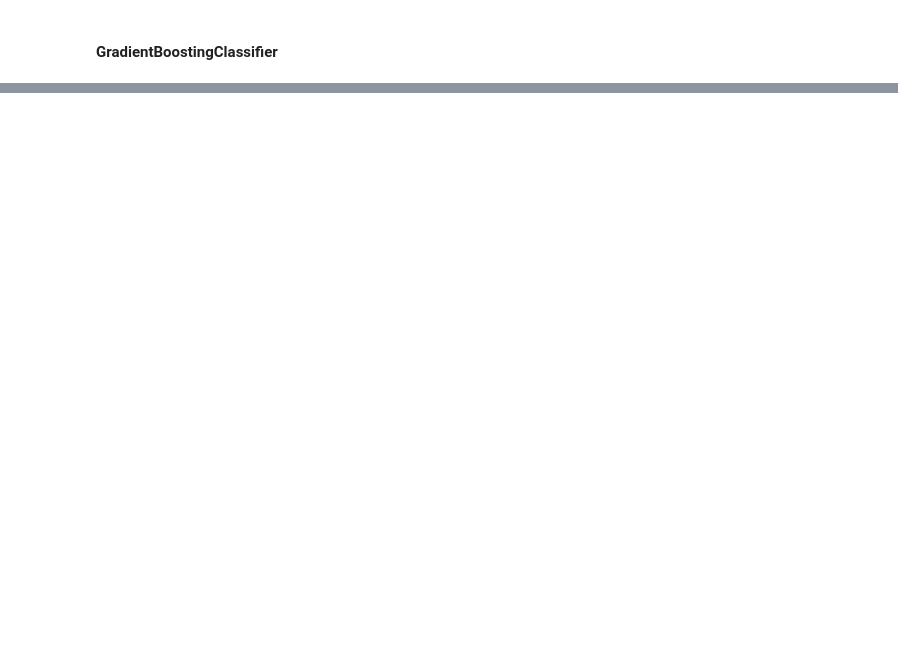
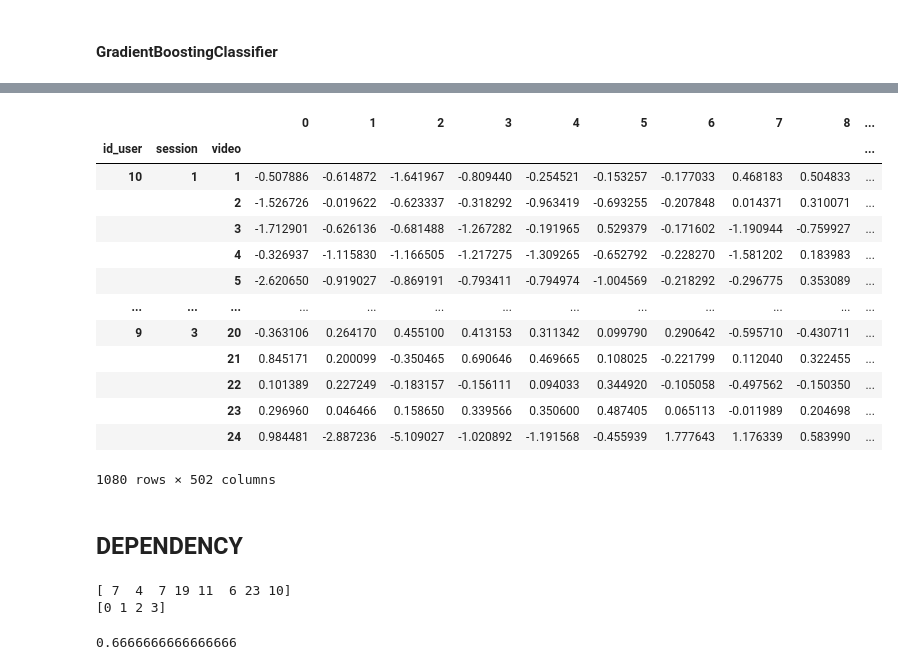
Before and after one commit to Sant0S22/eeg_emotion_recognition, a Jupyter notebook: Modelli.ipynb, the cells around one changed output, grey strips where cells are left out. Drawn from its saved outputs; the diff is of its cells as text; code cells hidden in the pictures; blank space fills up the shorter version.

```diff
--- a/Modelli.ipynb
+++ b/Modelli.ipynb
@@ -173,0 +279,28 @@ clf.score(X_testSB, y_testSB)
+# %%
+df = pd.read_csv("dataset_eeg_asms.csv")
+df.drop(['Unnamed: 0'],axis=1, inplace=True)
+df = df.set_index(['id_user','session','video'])
+# %%
+df
+# %% [output]
+|  |  |  | 0 | 1 | 2 | 3 | 4 | 5 | 6 | 7 | 8 | ... |
+| id_user | session | video |  |  |  |  |  |  |  |  |  | ... |
+| 10 | 1 | 1 | -0.507886 | -0.614872 | -1.641967 | -0.809440 | -0.254521 | -0.153257 | -0.177033 | 0.468183 | 0.504833 | ... |
+|  |  | 2 | -1.526726 | -0.019622 | -0.623337 | -0.318292 | -0.963419 | -0.693255 | -0.207848 | 0.014371 | 0.310071 | ... |
+|  |  | 3 | -1.712901 | -0.626136 | -0.681488 | -1.267282 | -0.191965 | 0.529379 | -0.171602 | -1.190944 | -0.759927 | ... |
+|  |  | 4 | -0.326937 | -1.115830 | -1.166505 | -1.217275 | -1.309265 | -0.652792 | -0.228270 | -1.581202 | 0.183983 | ... |
+|  |  | 5 | -2.620650 | -0.919027 | -0.869191 | -0.793411 | -0.794974 | -1.004569 | -0.218292 | -0.296775 | 0.353089 | ... |
+| ... | ... | ... | ... | ... | ... | ... | ... | ... | ... | ... | ... | ... |
+| 9 | 3 | 20 | -0.363106 | 0.264170 | 0.455100 | 0.413153 | 0.311342 | 0.099790 | 0.290642 | -0.595710 | -0.430711 | ... |
+|  |  | 21 | 0.845171 | 0.200099 | -0.350465 | 0.690646 | 0.469665 | 0.108025 | -0.221799 | 0.112040 | 0.322455 | ... |
+|  |  | 22 | 0.101389 | 0.227249 | -0.183157 | -0.156111 | 0.094033 | 0.344920 | -0.105058 | -0.497562 | -0.150350 | ... |
+|  |  | 23 | 0.296960 | 0.046466 | 0.158650 | 0.339566 | 0.350600 | 0.487405 | 0.065113 | -0.011989 | 0.204698 | ... |
+|  |  | 24 | 0.984481 | -2.887236 | -5.109027 | -1.020892 | -1.191568 | -0.455939 | 1.777643 | 1.176339 | 0.583990 | ... |
+1080 rows × 502 columns
+# %% [markdown]
+## DEPENDENCY
+# %%
+X_trainSD,y_trainSD,X_testSD,y_testSD = split_sub_dep(df)
+# %% [output]
+[ 7  4  7 19 11  6 23 10]
+[0 1 2 3]
@@ -173,0 +309,4 @@ clf.score(X_testSB, y_testSB)
+# %%
+clfSD.score(X_testSD, y_testSD)
+# %% [output]
+0.6666666666666666
```
Also changed, not shown: parts of 80 cells of this notebook, 2 other files.
